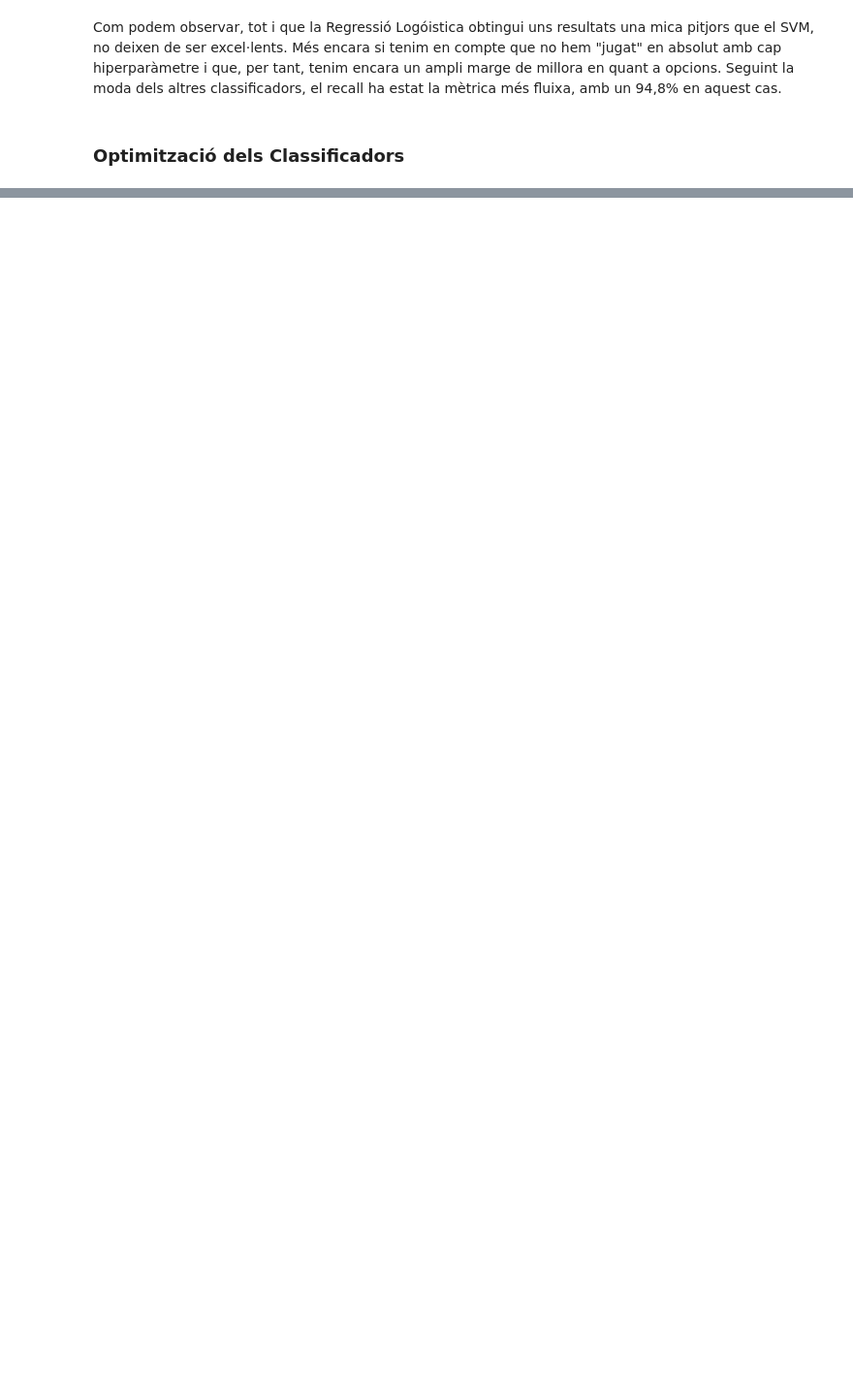
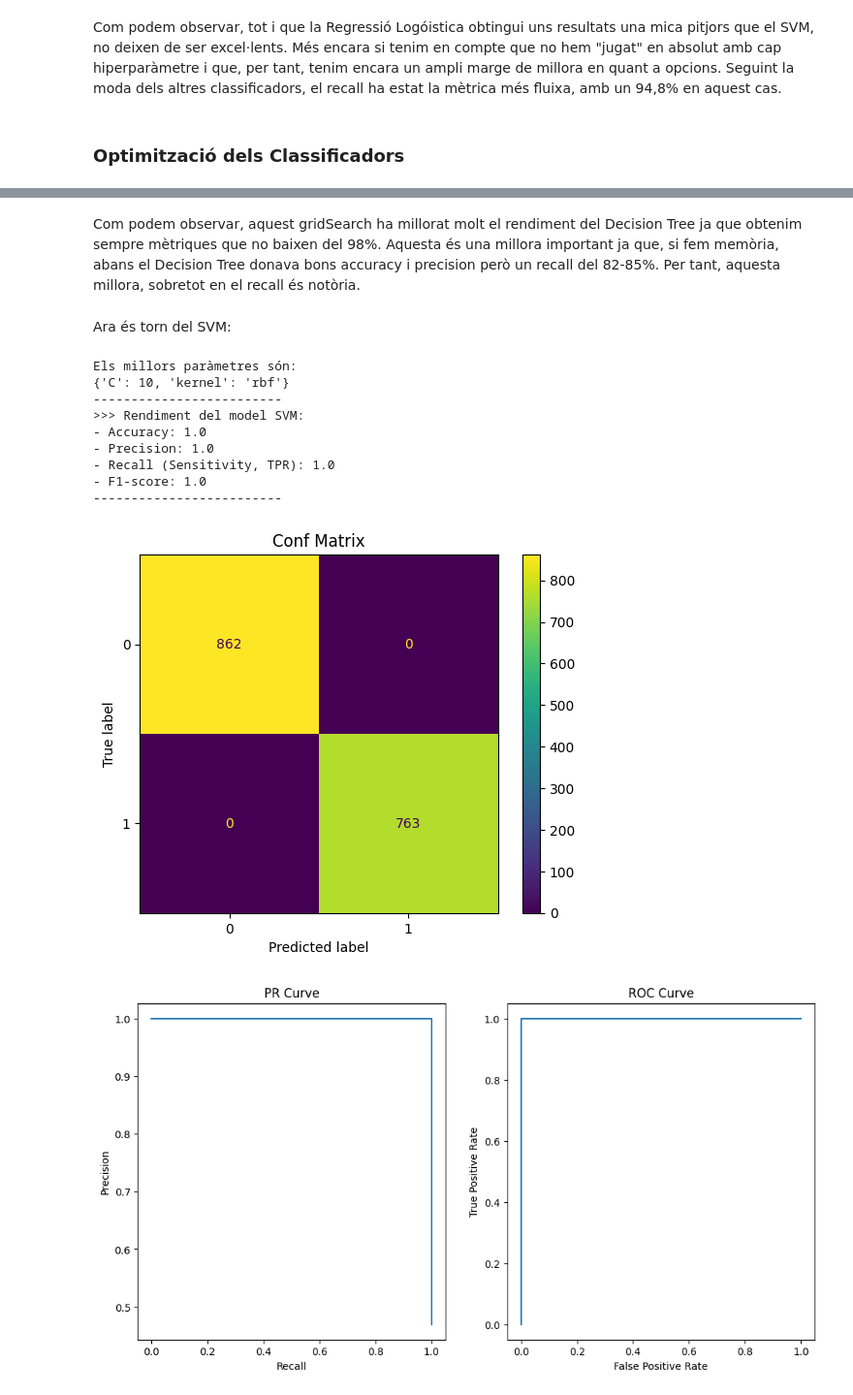
Before and after one commit to NIU1669682/Cas-Kaggle-2, a Jupyter notebook: Classificador de bolets.ipynb, the cells around one changed output, grey strips where cells are left out. Shown at 97% size. Saved outputs shown, nothing was run; the diff lists cells and outputs as text; code cells hidden in the pictures; blank space fills up the shorter version.

```diff
--- a/Classificador de bolets.ipynb
+++ b/Classificador de bolets.ipynb
@@ -261,0 +291,26 @@ Com podem observar, tot i que la Regressió Logóistica obtingui uns resultats u
+# %% [markdown]
+Com podem observar, aquest gridSearch ha millorat molt el rendiment del Decision Tree ja que obtenim sempre mètriques que no baixen del 98%. Aquesta és una millora important ja que, si fem memòria, abans el Decision Tree donava bons accuracy i precision però un recall del 82-85%. Per tant, aquesta millora, sobretot en el recall és notòria.
+# %% [markdown]
+Ara és torn del SVM:
+# %%
+svmGS = SVC()
+params = {'kernel':('linear', 'rbf'), 'C':[1, 10]}
+svmGS = GridSearchCV(svmGS, params)
+svmGS.fit(X_train, y_train)
+best_params = svmGS.best_params_
+print("Els millors paràmetres són: ")
+print(best_params)
+svmGSPreds = svmGS.predict(X_test)
+performanceIndividual(y_test, svmGSPreds, "SVM")
+# %% [output]
+Els millors paràmetres són:
+{'C': 10, 'kernel': 'rbf'}
+-------------------------
+>>> Rendiment del model SVM:
+- Accuracy: 1.0
+- Precision: 1.0
+- Recall (Sensitivity, TPR): 1.0
+- F1-score: 1.0
+-------------------------
+[figure, added]
+[figure, added]
```
Also changed, not shown: parts of 14 cells of this notebook.
